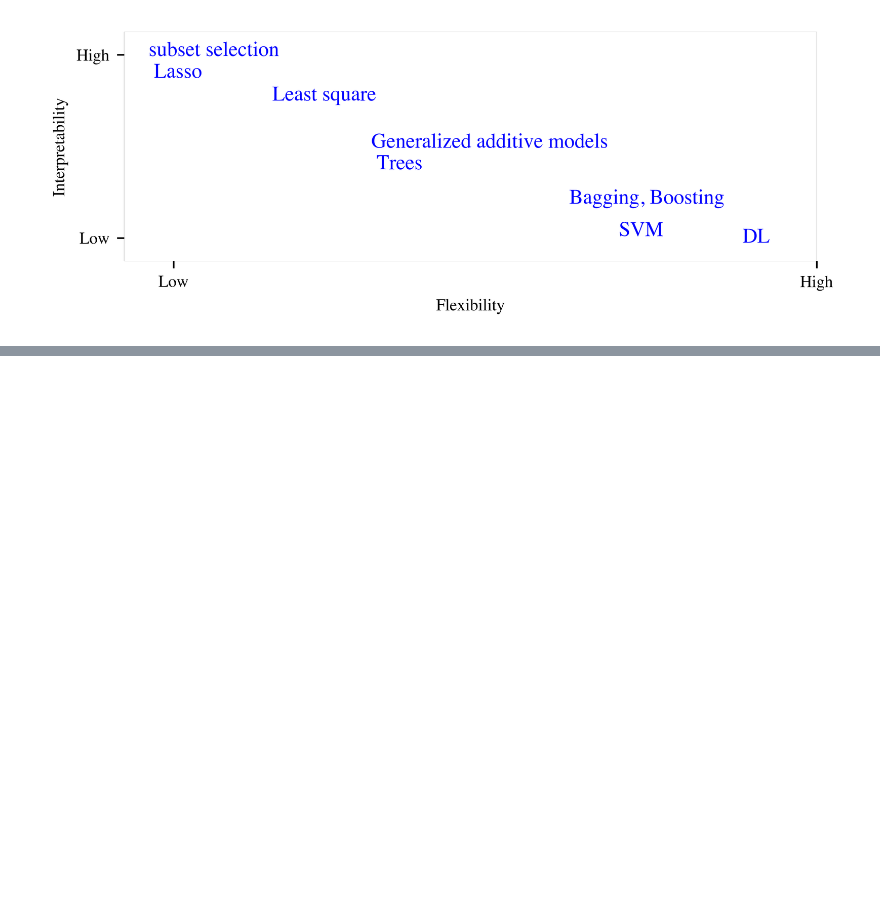
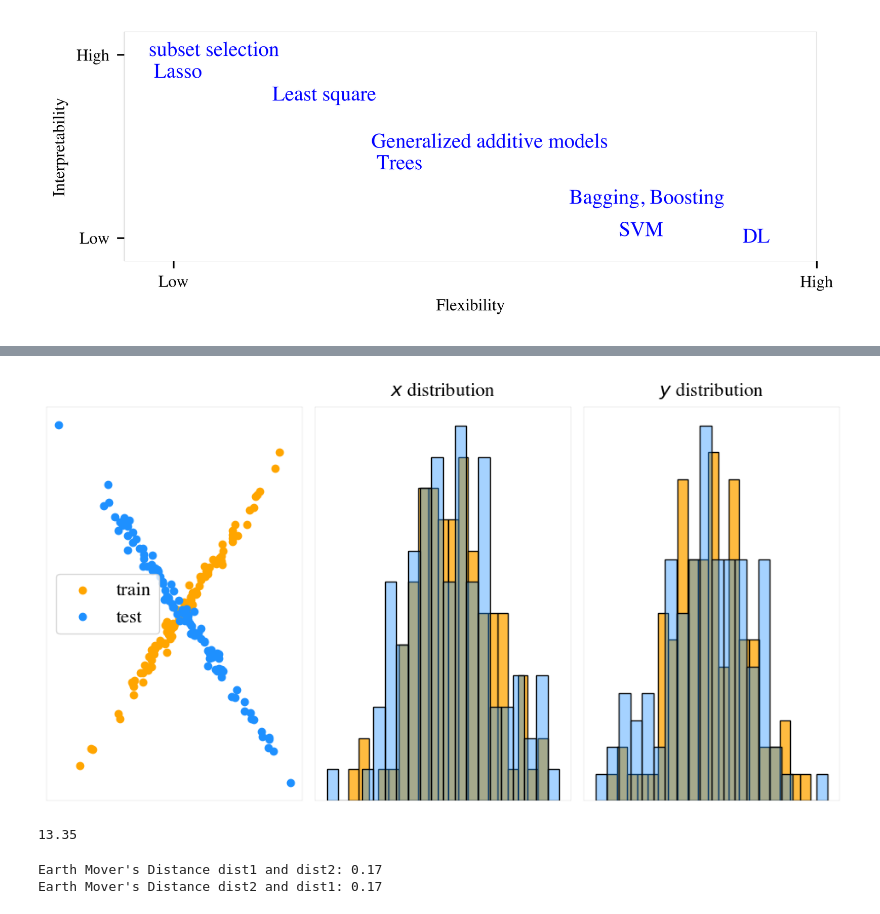
Before and after one commit to HNoorazar/Ag_Others, a Jupyter notebook: presentations/ISLP/some_plots_4_WeekLyMeeting.ipynb, the cells around one changed output, grey strips where cells are left out. Saved outputs shown, nothing was run; the diff lists cells and outputs as text; code cells hidden in the pictures; blank space fills up the shorter version.

```diff
--- a/presentations/ISLP/some_plots_4_WeekLyMeeting.ipynb
+++ b/presentations/ISLP/some_plots_4_WeekLyMeeting.ipynb
@@ -19,7 +19,7 @@ from matplotlib import cm
 from datetime import datetime
 # %%
 dpi_=600
-fig_dir = "/Users/hn/Documents/00_GitHub/Ag_Others/presentations/Tibshirani/"
+fig_dir = "/Users/hn/Documents/00_GitHub/Ag_Others/presentations/ISLP/"
 # %%
 tick_legend_FontSize = 2
 params = {"font.family": "Times",
@@ -61,0 +97,66 @@ plt.savefig(fig_name + ".pdf", bbox_inches="tight", dpi=600)
+# %%
+tick_legend_FontSize = 4
+params = {"font.family": "Times",
+          "legend.fontsize": tick_legend_FontSize * 4,
+          "axes.labelsize": tick_legend_FontSize * 4,
+          "axes.titlesize": tick_legend_FontSize * 4,
+          "xtick.labelsize": tick_legend_FontSize * 4,
+          "ytick.labelsize": tick_legend_FontSize * 4,
+          "axes.titlepad": 10,
+          "xtick.bottom": True,
+          "xtick.labelbottom": True,
+          "ytick.left": True,
+          "ytick.labelleft": True,
+          "axes.linewidth": 0.05}
+plt.rcParams.update(params)
+# %%
+fig, axs = plt.subplots(1, 3, figsize=(12, 6), sharex=False,
+                        gridspec_kw={"hspace": 0.35, "wspace": 0.05})
+
+axs[0].grid(axis="y", which="both"); axs[1].grid(axis="y", which="both"); axs[2].grid(axis="y", which="both")
+axs[0].set_xticks([]); axs[0].set_yticks([]);
+axs[1].set_xticks([]); axs[1].set_yticks([]);
+axs[2].set_xticks([]); axs[2].set_yticks([]);
+
+
+axs[0].scatter(x, y, color="orange", label="train");
+axs[0].scatter(x2, y2, color="dodgerblue", label="test");
+axs[0].legend(loc="best");
+
+sns.histplot(data=x, ax=axs[1], color="orange",bins=20);
+sns.histplot(data=x2, ax=axs[1], color="dodgerblue",bins=20, alpha=0.4);
+axs[1].set_title('$x$ distribution');
+
+sns.histplot(data=y, ax=axs[2], color="orange",bins=20);
+sns.histplot(data=y2, ax=axs[2], color="dodgerblue",bins=20, alpha=0.4);
+axs[2].set_title('$y$ distribution');
+
+fig_name = fig_dir + "hist_comparition_one_at_a_time"
+plt.savefig(fig_name + ".pdf", bbox_inches="tight", dpi=600)
+# %% [output]
+[figure, added]
+# %%
+#from scipy.stats import wasserstein_distance_nd
+from scipy.stats import wasserstein_distance_nd
+import scipy
+import scipy.stats
+
+dist1 = np.array([x, y])
+dist2 = np.array([x2, y2])
+# Calculate 2D EMD
+emd_distance = scipy.stats.wasserstein_distance_nd(dist1, dist2)
+round(emd_distance, 2)
+# %% [output]
+13.35
+# %%
+a=[0.2, 0.3]; b=[0.1, 0.4]
+a2=[0.1, 0.2]; b2=[0.3, 0.4]
+dist1 = np.array([a, b])
+dist2 = np.array([a2, b2])
+
+# Calculate 2D EMD
+print("Earth Mover's Distance dist1 and dist2:", round(wasserstein_distance_nd(dist1, dist2), 2))
+print("Earth Mover's Distance dist2 and dist1:", round(wasserstein_distance_nd(dist1, dist2), 2))
+# %% [output]
+Earth Mover's Distance dist1 and dist2: 0.17
+Earth Mover's Distance dist2 and dist1: 0.17
```
Also changed, not shown: parts of 11 cells of this notebook, 7 other files.
